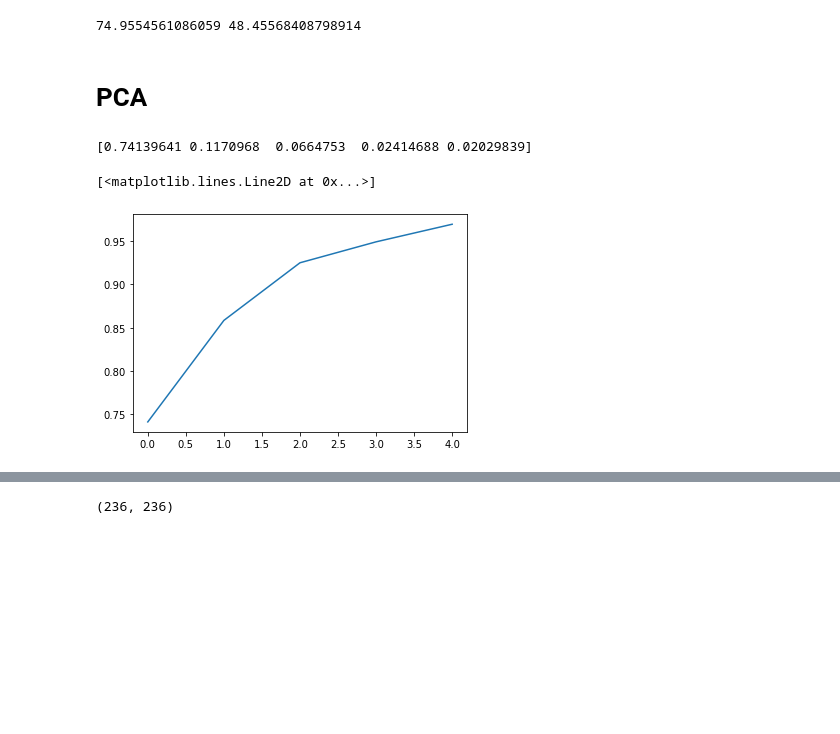
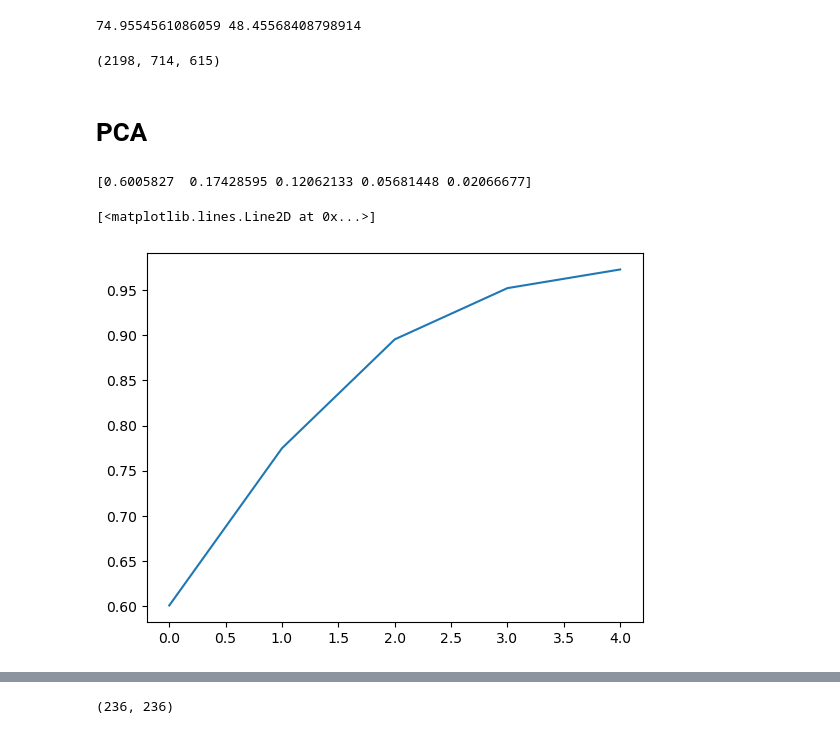
Before and after one commit to Smitpatel37/Mesoscale-Activity-Analysis2, a Jupyter notebook: Scripts/440959thal_CD&PCA.ipynb, the cells around one changed output, grey strips where cells are left out. Cells and saved outputs as stored; diff of their text form; code cells hidden in the pictures; blank space fills up the shorter version.

Commit message:
New_data and Thesis Docu

```diff
--- a/Scripts/440959thal_CD&PCA.ipynb
+++ b/Scripts/440959thal_CD&PCA.ipynb
@@ -26,7 +48,7 @@ import pickle
 #!pip install nwbwidgets
 from nwbwidgets import nwb2widget
 
-io = NWBHDF5IO("../M440959/sub-440959_ses-20190219T121506_behavior+ecephys+ogen.nwb", mode="r")
+io = NWBHDF5IO("C:\\Users\\Smit3\\Downloads/sub-440959_ses-20190219T121506_behavior+ecephys+ogen.nwb", mode="r")
 nwbfile = io.read()
 
 nwb2widget(nwbfile)
@@ -68,10 +91,10 @@ nwbfile.fields
 # %%
 import glob
 
-Subject_name = 'M440959'
+#Subject_name = 'M440959'
 
 # Storing Each sessions NWB OBJECT into array to access it without opening it everytime
-nwb_files = glob.glob("..\%s\*.nwb"%(Subject_name))
+nwb_files = glob.glob("D:\\Mesoscale-Activity-Analysis\\NWBdata\\sub-480135\\*.nwb")
 nwb_io = []
 
 # Iterate over each Session path in nwb_files
@@ -394,7 +421,7 @@ def return_firing_rate_over_neurons(Trial_Data1,Trial_Data2,sigma):
     return spike_data_l,spike_data_r,edges
 
 ## [REMOVE] the following comment if running for the first time.
-# l,r,edges = return_firing_rate_over_neurons(trials_Data_L,trials_Data_R,0.1)
+l,r,edges = return_firing_rate_over_neurons(trials_Data_L,trials_Data_R,0.1)
 # %%
 ## [REMOVE] THE COMMENT OF THE ENTIRE CELL IF RUNNING FOR THE FIRST TIME
 
@@ -566,20 +593,24 @@ def angles(u, v):
 print(math.degrees(angles(delay_avg_diff_ltha, response_avg_diff_ltha)), math.degrees(angles(delay_avg_diff_lalm, response_avg_diff_lalm)))
 # %% [output]
 74.9554561086059 48.45568408798914
+# %%
+len(r),len(trials_Data_L),len(trials_Data_R)
+# %% [output]
+(2198, 714, 615)
 # %% [markdown]
 # PCA
 # %%
 from sklearn.decomposition import PCA
 %matplotlib inline
 pca = PCA(n_components=5)
-pca.fit(pd.DataFrame(st_l).T)
+pca.fit(pd.DataFrame(l).T)
 print(pca.explained_variance_ratio_[:5])
 plt.plot(pca.explained_variance_ratio_.cumsum()[:10])
 #plt.yticks(listOf_Yticks)
 # %% [output]
-[0.74139641 0.1170968  0.0664753  0.02414688 0.02029839]
+[0.6005827  0.17428595 0.12062133 0.05681448 0.02066677]
 [<matplotlib.lines.Line2D at 0x...>]
-[figure, old version]
+[figure, new version]
 # %%
 plt.plot(pca.explained_variance_)
 # %% [output]
```
Also changed, not shown: parts of 19 cells of this notebook, 6 other files.
